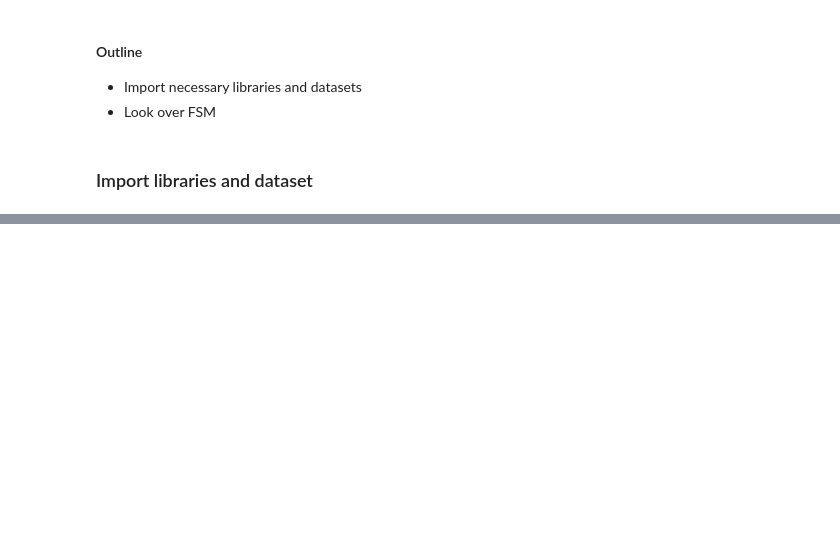
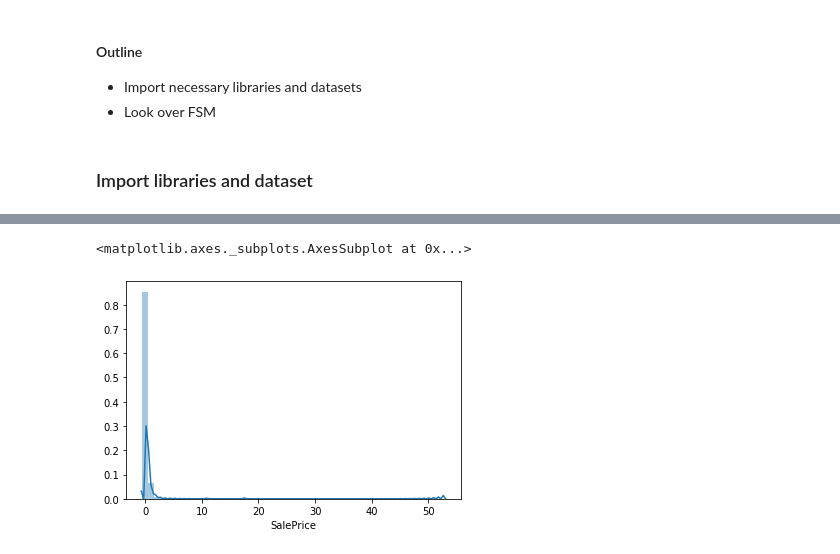
Before and after one commit to KarimOliver/mod_2_flatiron_project, a Jupyter notebook: notebooks/exploratory/jw_iterations.ipynb, the cells around one changed output, grey strips where cells are left out. Saved outputs shown, nothing was run; the diff lists cells and outputs as text; code cells hidden in the pictures; blank space fills up the shorter version.

```diff
--- a/notebooks/exploratory/jw_iterations.ipynb
+++ b/notebooks/exploratory/jw_iterations.ipynb
@@ -43,0 +72,8 @@ df.corr()
+# %%
+saleprice = df['SalePrice']
+saleprice_scaled = (saleprice - np.mean(saleprice)) / np.std(saleprice)
+# %%
+sns.distplot(saleprice_scaled)
+# %% [output]
+<matplotlib.axes._subplots.AxesSubplot at 0x...>
+[figure, added]
```
Also changed, not shown: parts of 25 cells of this notebook.
